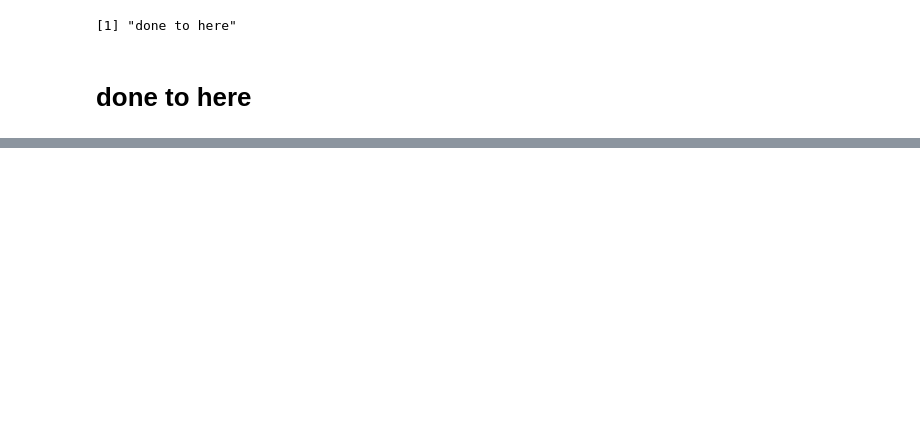
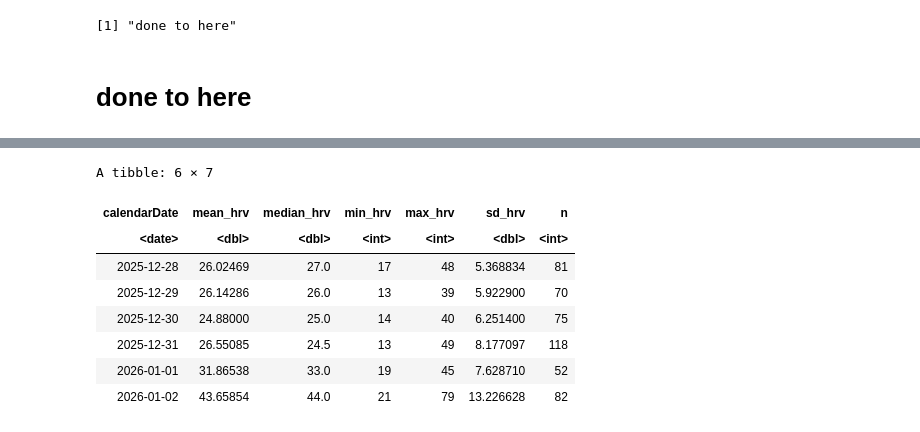
Before and after one commit to mahoneyjustinnj/myGarminHealth_JM, a Jupyter notebook: analyzingGarminHeartDataColab.ipynb, the cells around one changed output, grey strips where cells are left out. Cells and saved outputs as stored; diff of their text form; code cells hidden in the pictures; blank space fills up the shorter version.

```diff
--- a/analyzingGarminHeartDataColab.ipynb
+++ b/analyzingGarminHeartDataColab.ipynb
@@ -1061,6 +768,18 @@ p <- p %>%
 
 print(p)
 htmlwidgets::saveWidget(p, "plot1HRV.html")
+# %%
+tail(daily_hrv_summary)
+# %% [output]
+A tibble: 6 × 7
+| calendarDate | mean_hrv | median_hrv | min_hrv | max_hrv | sd_hrv | n |
+| <date> | <dbl> | <dbl> | <int> | <int> | <dbl> | <int> |
+| 2025-12-28 | 26.02469 | 27.0 | 17 | 48 | 5.368834 | 81 |
+| 2025-12-29 | 26.14286 | 26.0 | 13 | 39 | 5.922900 | 70 |
+| 2025-12-30 | 24.88000 | 25.0 | 14 | 40 | 6.251400 | 75 |
+| 2025-12-31 | 26.55085 | 24.5 | 13 | 49 | 8.177097 | 118 |
+| 2026-01-01 | 31.86538 | 33.0 | 19 | 45 | 7.628710 | 52 |
+| 2026-01-02 | 43.65854 | 44.0 | 21 | 79 | 13.226628 | 82 |
 # %%
 # ctrl + U   -> exposes the html code behind a website html
 #$$
```
Also changed, not shown: parts of 28 cells of this notebook.
